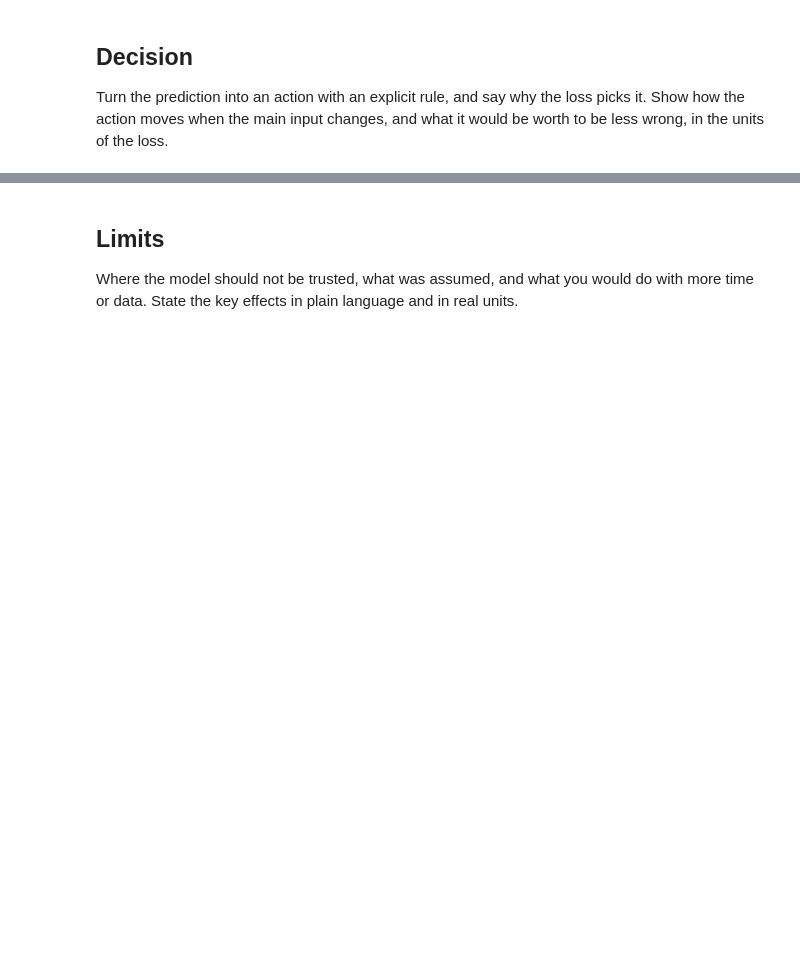
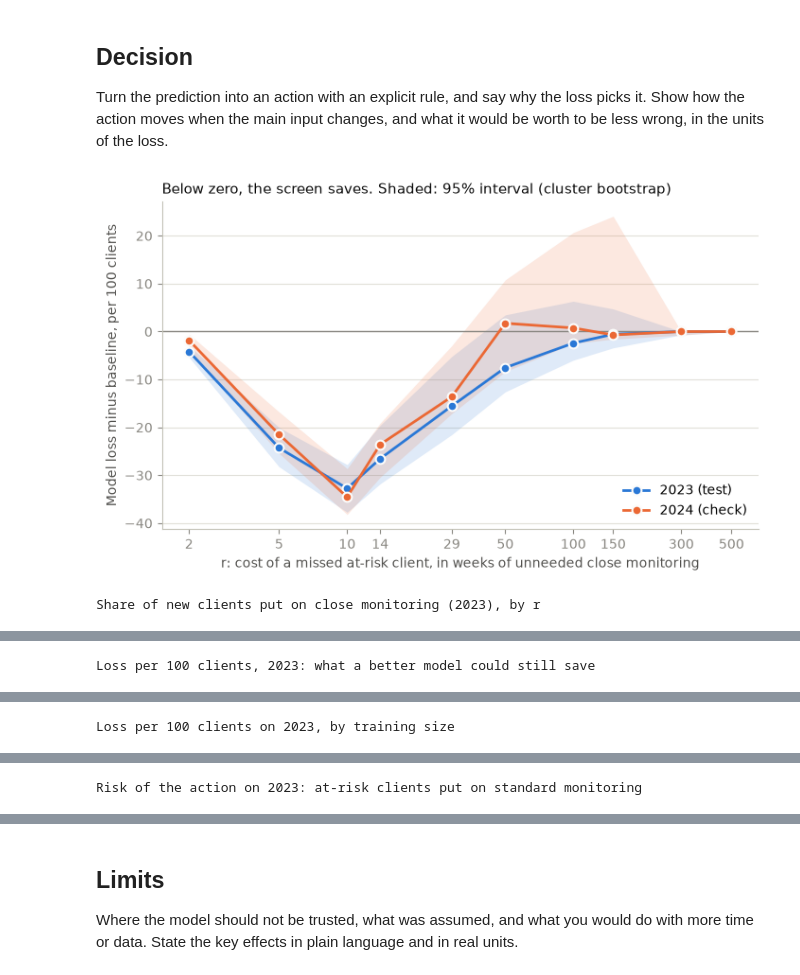
Before and after one commit to josemichaelrubio/aii600-final-project, a Jupyter notebook: analysis.ipynb, the cells around one changed output, grey strips where cells are left out. Drawn from its saved outputs; the diff is of its cells as text; code cells hidden in the pictures; blank space fills up the shorter version.

```diff
--- a/analysis.ipynb
+++ b/analysis.ipynb
@@ -311,3 +569,78 @@ Plot the residuals against time or against the prediction, and say whether the e
 ## Decision
 
 Turn the prediction into an action with an explicit rule, and say why the loss picks it. Show how the action moves when the main input changes, and what it would be worth to be less wrong, in the units of the loss.
+# %%
+# 1. The rule: close monitoring when predicted risk > 1/(1+r). The savings and their 95% interval, by r.
+COLORS_YR = {"2023": "#2a78d6", "2024": "#eb6834"}   # categorical slots 1-2
+fig, ax = plt.subplots(figsize=(7.2, 4.4))
+ax.axhline(0, color="#898781", lw=1)
+for yr in ["2023", "2024"]:
+    ax.fill_between(R_GRID, unc[f"low {yr}"], unc[f"high {yr}"], color=COLORS_YR[yr], alpha=0.15, lw=0)
+    ax.plot(R_GRID, unc[f"model - baseline {yr}"], color=COLORS_YR[yr], lw=2, marker="o", ms=7,
+            markeredgecolor="#fcfcfb", markeredgewidth=1.5, label=f"{yr} ({'test' if yr == '2023' else 'check'})")
+ax.set_xscale("log")
+ax.set_xticks(R_GRID, [str(r) for r in R_GRID])
+ax.minorticks_off()
+ax.set_xlabel("r: cost of a missed at-risk client, in weeks of unneeded close monitoring", color="#52514e")
+ax.set_ylabel("Model loss minus baseline, per 100 clients", color="#52514e")
+ax.set_title("Below zero, the screen saves. Shaded: 95% interval (cluster bootstrap)", loc="left", fontsize=11, color="#0b0b0b")
+ax.grid(axis="y", color="#e1e0d9", lw=0.8); ax.set_axisbelow(True)
+for side in ("top", "right"): ax.spines[side].set_visible(False)
+for side in ("left", "bottom"): ax.spines[side].set_color("#c3c2b7")
+ax.tick_params(colors="#898781")
+ax.legend(frameon=False, loc="lower right")
+fig.tight_layout(); fig.savefig(FIG / "savings_by_r.png", dpi=150); plt.show()
+
+# 2. How the action moves with r: the share of new clients the screen puts on close monitoring.
+print("Share of new clients put on close monitoring (2023), by r")
+display(pd.DataFrame({"threshold 1/(1+r)": 1 / (1 + R_GRID), "share on close": share_close(test, R_GRID)},
+                     index=pd.Index(R_GRID, name="r")).round(3))
+
+# 3. What being less wrong is worth. A perfect screen makes no mistakes, so its loss is 0.
+#    The most any screen can save is the baseline loss; the model captures part of that.
+value = pd.DataFrame({
+    "baseline (no screen)": scores["baseline 2023"],
+    "model": scores["model 2023"],
+    "perfect screen": 0.0,
+}, index=scores.index)
+value["model's savings"] = value["baseline (no screen)"] - value["model"]
+value["share of the possible savings"] = value["model's savings"] / value["baseline (no screen)"]
+value["left for a better model"] = value["model"]
+print("Loss per 100 clients, 2023: what a better model could still save")
+display(value.round(2))
+
+# 4. What more data is worth: refit on half the 2022 clusters (one cluster per stratum) and compare.
+#    If halving the training data barely moves the 2023 loss, doubling it would gain even less.
+half_rng = np.random.default_rng(SEED + 2)
+half_L = []
+for _ in range(100):
+    tr = half_sample(train, half_rng)
+    w = tr.ANALWT2_C / tr.ANALWT2_C.mean()
+    m_h = sm.GLM(tr.at_risk, design(tr), family=sm.families.Binomial(), var_weights=w).fit()
+    p_hat = m_h.predict(design(test)).to_numpy()
+    half_L.append([loss_per_100(test.at_risk.to_numpy(), (p_hat > 1 / (1 + r_)).astype(int), test.ANALWT2_C, r_)
+                   for r_ in R_GRID])
+more_data = pd.DataFrame({"model on all of 2022": scores["model 2023"],
+                          "model on half of 2022 (mean of 100)": np.mean(half_L, axis=0)}, index=scores.index)
+more_data["cost of halving the data"] = more_data.iloc[:, 1] - more_data.iloc[:, 0]
+print("Loss per 100 clients on 2023, by training size")
+display(more_data.round(2))
+
+
+# 5. The risk of the action: at-risk clients the screen leaves on standard monitoring.
+def misses(d, r):
+    p_hat = model.predict(design(d)).to_numpy()
+    y, w = d.at_risk.to_numpy(), d.ANALWT2_C.to_numpy()
+    out = []
+    for r_ in np.atleast_1d(r):
+        std = p_hat <= 1 / (1 + r_)
+        out.append({"r": r_,
+                    "at-risk clients missed (share of at-risk)": (w * (y == 1) * std).sum() / (w * (y == 1)).sum(),
+                    "missed per 100 new clients": 100 * (w * (y == 1) * std).sum() / w.sum(),
+                    "rate among clients on standard": (w * (y == 1) * std).sum() / max((w * std).sum(), 1e-12)})
+    return pd.DataFrame(out).set_index("r")
+print("Risk of the action on 2023: at-risk clients put on standard monitoring")
+display(misses(test, R_GRID).round(3))
+# %% [output]
+[figure, added]
+Share of new clients put on close monitoring (2023), by r
@@ -313,0 +659 @@ Turn the prediction into an action with an explicit rule, and say why the loss p
+Loss per 100 clients, 2023: what a better model could still save
@@ -313,0 +672 @@ Turn the prediction into an action with an explicit rule, and say why the loss p
+Loss per 100 clients on 2023, by training size
@@ -313,0 +685 @@ Turn the prediction into an action with an explicit rule, and say why the loss p
+Risk of the action on 2023: at-risk clients put on standard monitoring
```
Also changed, not shown: parts of 19 cells of this notebook, 6 other files.
